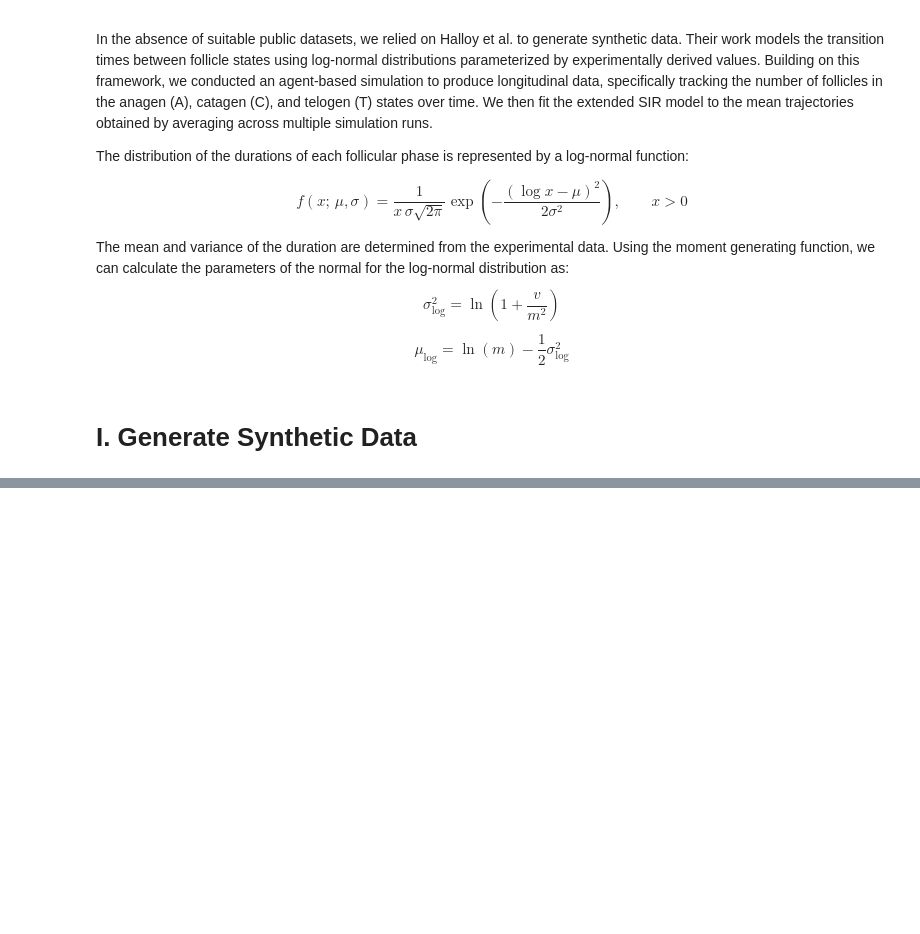
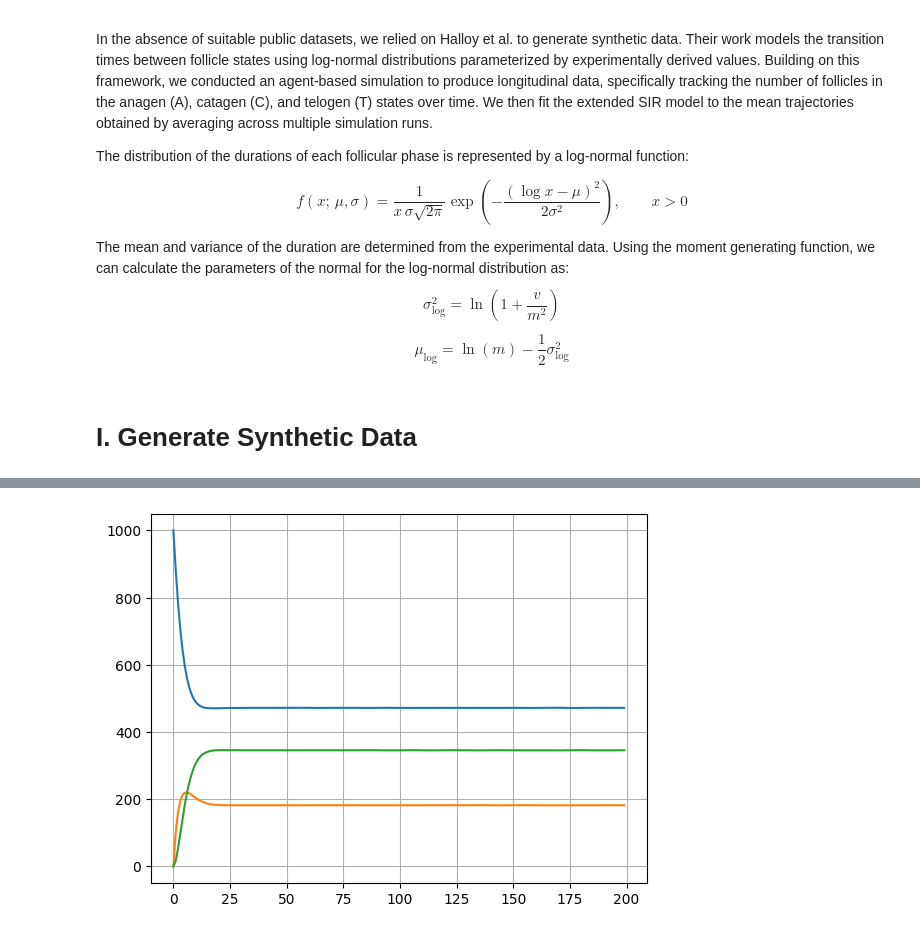
Before and after one commit to yasfaw/MM-project-II, a Jupyter notebook: hair_cycle_modeling.ipynb, the cells around one changed output, grey strips where cells are left out. Cells and saved outputs as stored; diff of their text form; code cells hidden in the pictures; blank space fills up the shorter version.

```diff
--- a/hair_cycle_modeling.ipynb
+++ b/hair_cycle_modeling.ipynb
@@ -312,0 +470,22 @@ for i in range(n_simulation):
+# %%
+#simulation
+theta= [0.16713468, 0.1224545,  0.31732589]
+x0 = [1,0,0]
+def simulate(theta, t_eval, x0):
+    alpha, beta, gamma = theta
+
+    sol = solve_ivp(
+        lambda t, x: system(t, x, alpha, beta, gamma),
+        (t_eval[0], t_eval[-1]),
+        x0,
+        t_eval=t_eval
+    )
+
+    return sol.y.T   # shape: (n_time, 3)
+# %%
+Y = simulate(theta, t_data, x0)
+for i in range(3):
+    plt.plot(t_data,Y[:,i]*N)
+plt.grid()
+# %% [output]
+[figure, added]
```
Also changed, not shown: parts of 15 cells of this notebook.
